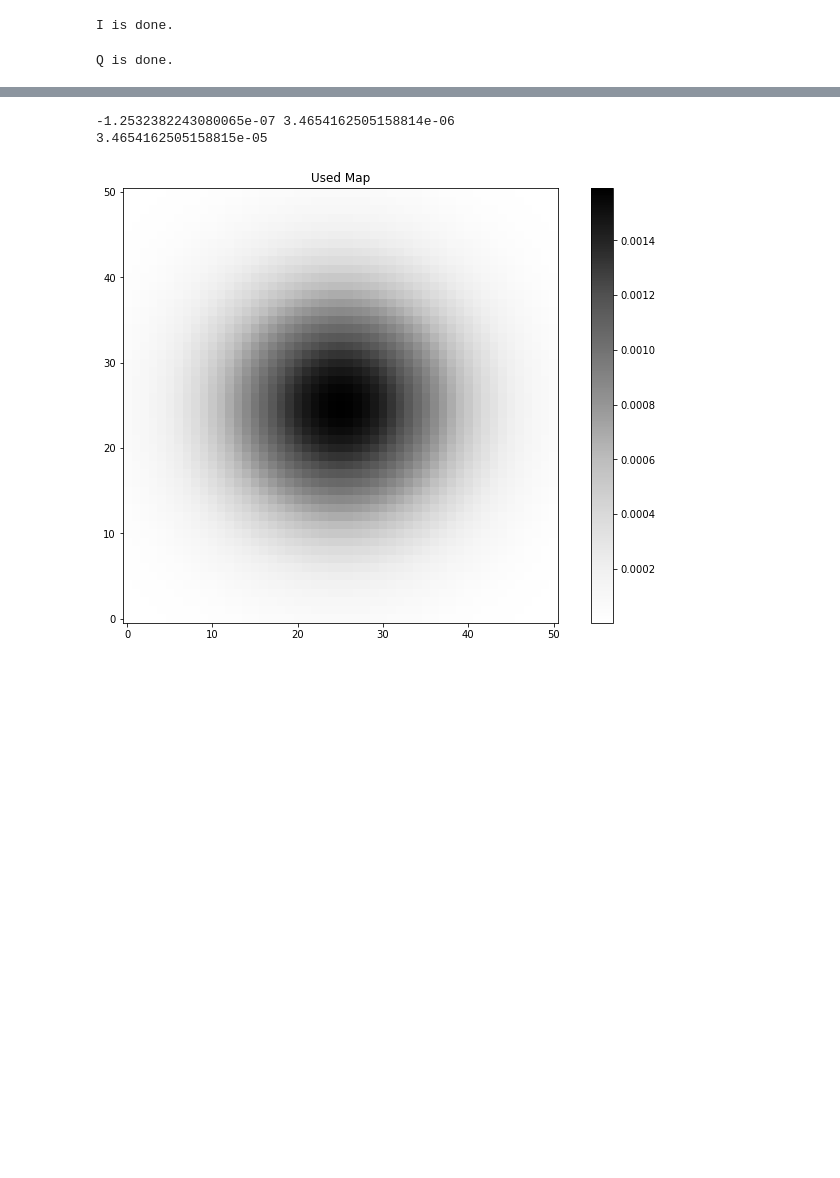
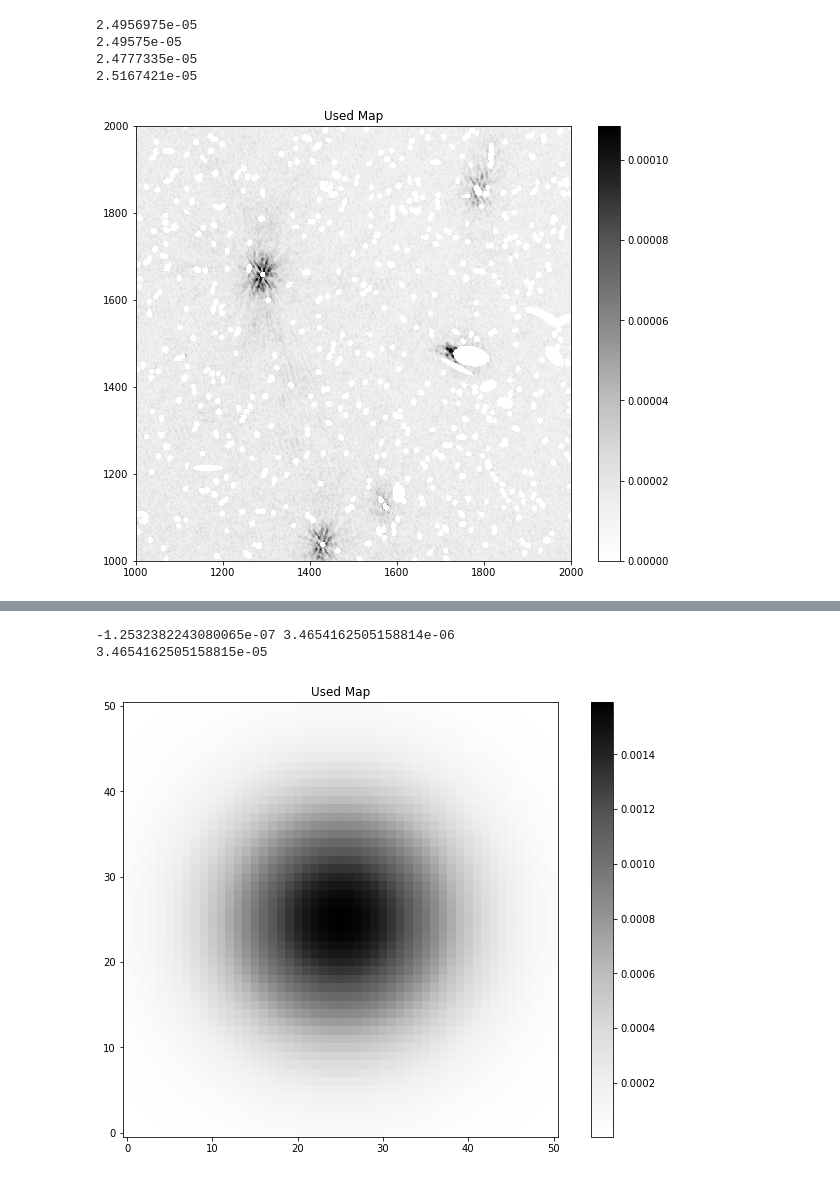
Before and after one commit to Woutmg/Meerkat_FracPol_New, a Jupyter notebook: RMS_maker.ipynb, the cells around one changed output, grey strips where cells are left out. Saved outputs shown, nothing was run; the diff lists cells and outputs as text; code cells hidden in the pictures; blank space fills up the shorter version.

```diff
--- a/RMS_maker.ipynb
+++ b/RMS_maker.ipynb
@@ -45,60 +54,26 @@ def background_convolver(data_local, sourcemask, kernal_std=10, kernal_size=51,
     return output
 # %%
 mean, rms, std = background_convolver(data, mask_sources)
-# %%
-task_RMS = [False, True, False] #Calculate only the rms over each image
-
-mask_sources = np.load('testmask.npy')
-
-directory_univ_I = r'/net/vdesk/data2/GoesaertW/Meerkat_Data/Abell_85/I_slices/'
-directory_univ_Q = r'/net/vdesk/data2/GoesaertW/Meerkat_Data/Abell_85/Q_slices/'
-directory_univ_U = r'/net/vdesk/data2/GoesaertW/Meerkat_Data/Abell_85/U_slices/'
-
-for i in tqdm(range(12)):
-    hdul_image = fits.open(directory_univ_I+'Abell_85_I_plane_freq'+(2-len(str((i+1))))*'0' + str(i+1)+'.fits')
-    data_image = hdul_image[0].data.squeeze()
-
-    rms = background_convolver(data_image, mask_sources, task=task_RMS)[0]
-
-    rms_cube = np.zeros((1,1,3617,3617))
-    rms_cube[0,0,:,:] = rms
-    hdu_rms = fits.PrimaryHDU(rms_cube)
-    hdu_rms.header = hdul_image[0].header
-    hdu_rms.writeto(directory_univ_I+'Abell_85_I_RMS_plane_freq'+(2-len(str((i+1))))*'0' + str(i+1)+'.fits', overwrite=True)
-    hdul_image.close()
-
-print('I is done.')
-
-for i in tqdm(range(12)):
-    hdul_image = fits.open(directory_univ_Q+'Abell_85_Q_plane_freq'+(2-len(str((i+1))))*'0' + str(i+1)+'.fits')
-    data_image = hdul_image[0].data.squeeze()
-
-    rms = background_convolver(data_image, mask_sources, task=task_RMS)[0]
-
-    rms_cube = np.zeros((1,1,3617,3617))
-    rms_cube[0,0,:,:] = rms
-    hdu_rms = fits.PrimaryHDU(rms_cube)
-    hdu_rms.header = hdul_image[0].header
-    hdu_rms.writeto(directory_univ_Q+'Abell_85_Q_RMS_plane_freq'+(2-len(str((i+1))))*'0' + str(i+1)+'.fits', overwrite=True)
-    hdul_image.close()
-
-print('Q is done.')
-
-for i in tqdm(range(12)):
-    hdul_image = fits.open(directory_univ_U+'Abell_85_U_plane_freq'+(2-len(str((i+1))))*'0' + str(i+1)+'.fits')
-    data_image = hdul_image[0].data.squeeze()
-
-    rms = background_convolver(data_image, mask_sources, task=task_RMS)[0]
-
-    rms_cube = np.zeros((1,1,3617,3617))
-    rms_cube[0,0,:,:] = rms
-    hdu_rms = fits.PrimaryHDU(rms_cube)
-    hdu_rms.header = hdul_image[0].header
-    hdu_rms.writeto(directory_univ_U+'Abell_85_U_RMS_plane_freq'+(2-len(str((i+1))))*'0' + str(i+1)+'.fits', overwrite=True)
-    hdul_image.close()
-
-print('U is done.')
-# %% [output]
-I is done.
-Q is done.
+# %%
+data_masked = ma.masked_array(data, mask = mask_sources)
+data_masked_nan = np.where(data_masked.mask,np.nan,data_masked)
+
+print(np.nanmean(data))
+print(np.nanmean(data_masked_nan))
+print(np.nanmean(mean))
+print(np.nanmean(rms))
+
+plt.figure(figsize=(10,8))
+plt.title('Used Map')
+plt.imshow(data_masked, vmin=0, vmax=0.01*np.max(data), cmap='Greys', origin='lower', interpolation='nearest')
+plt.colorbar()
+plt.xlim(1000,2000)
+plt.ylim(1000,2000)
+plt.show()
+# %% [output]
+2.4956975e-05
+2.49575e-05
+2.4777335e-05
+2.5167421e-05
+[figure, added]
 # %%
```
Also changed, not shown: parts of 9 cells of this notebook, 16 other files.
